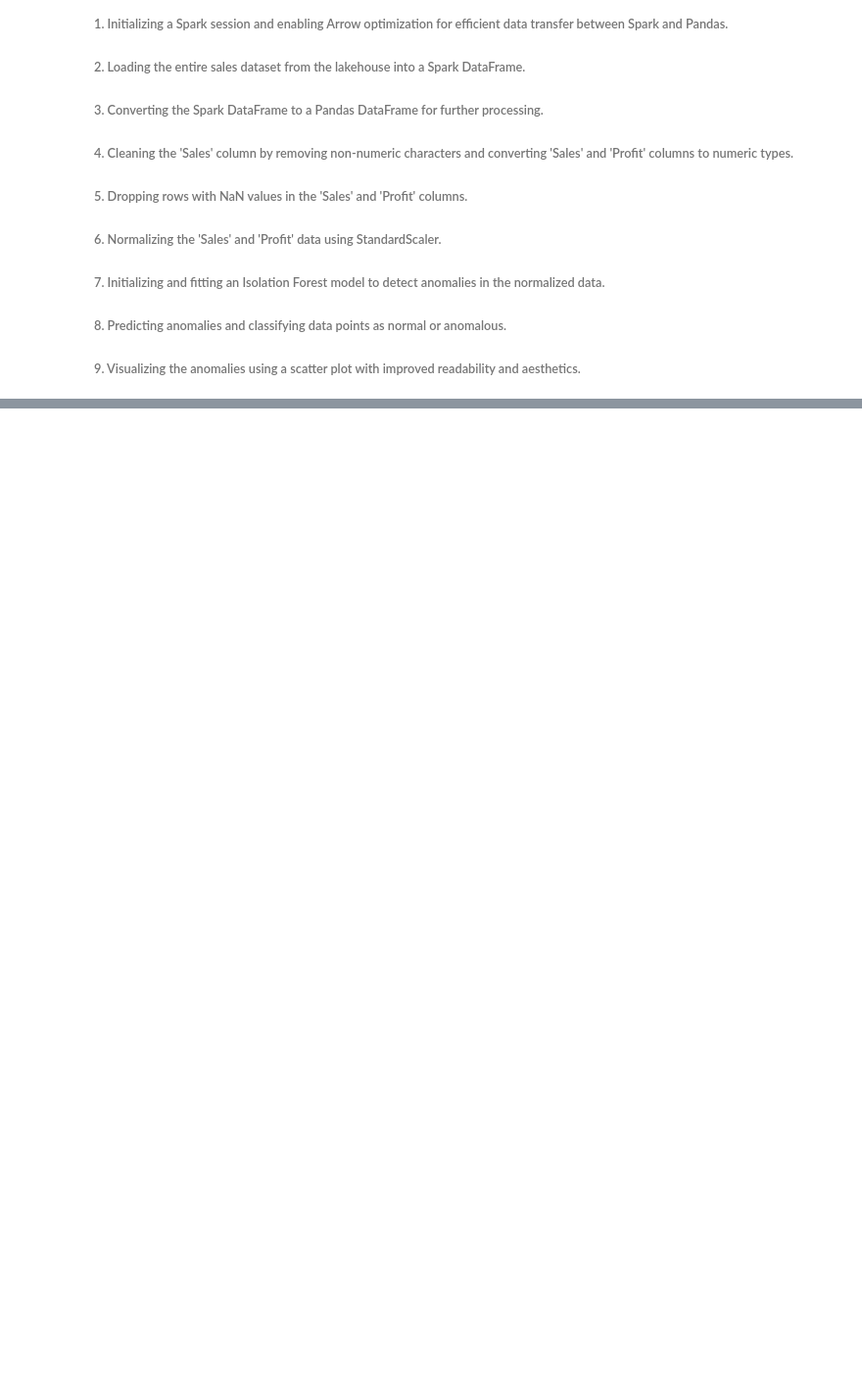
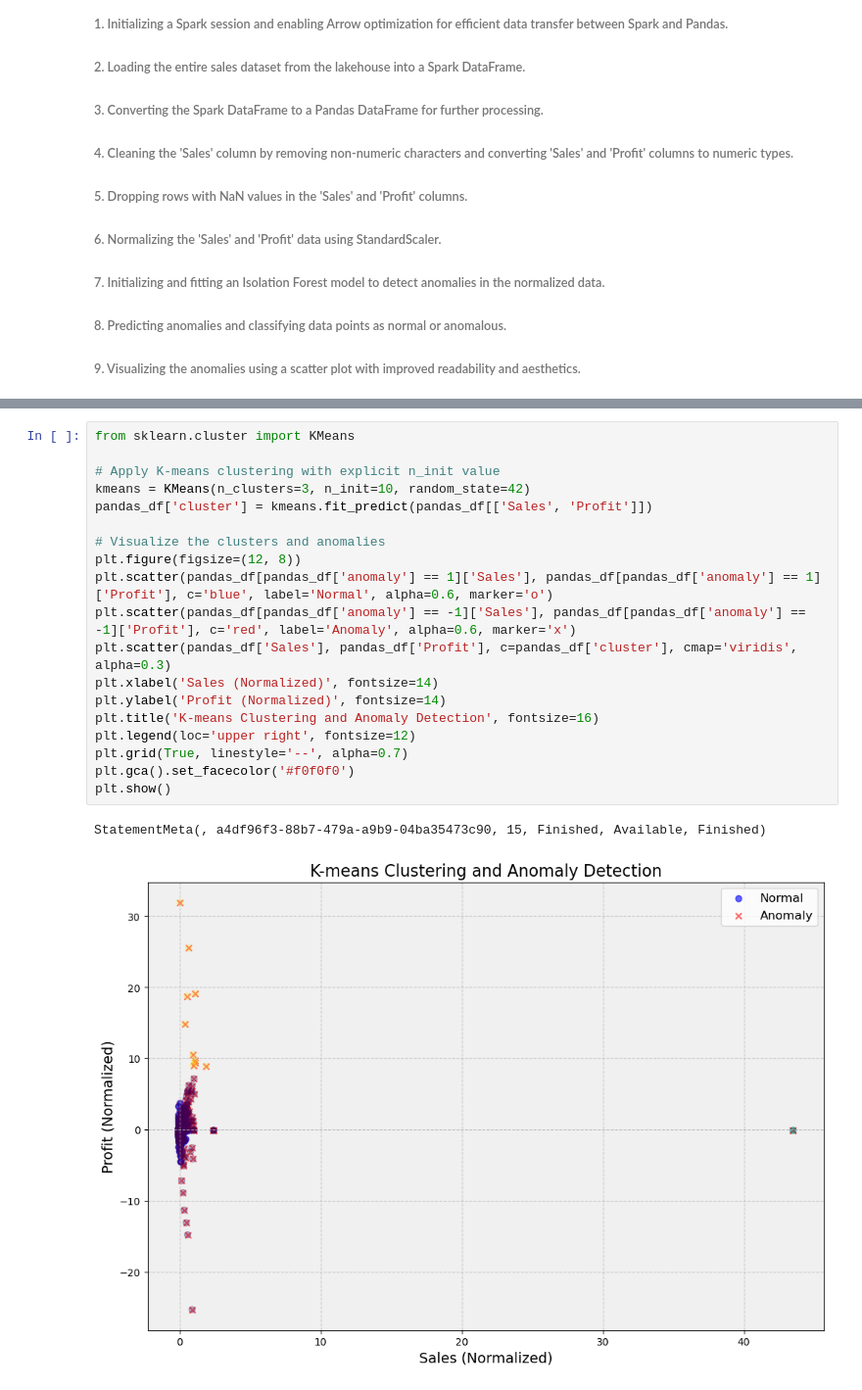
Before and after one commit to sophiakobzar/SmartSalesGuard, a Jupyter notebook: smartGuard.ipynb, the cells around one changed output, grey strips where cells are left out. Shown at 98% size. Saved outputs shown, nothing was run; the diff lists cells and outputs as text; blank space fills up the shorter version.

```diff
--- a/smartGuard.ipynb
+++ b/smartGuard.ipynb
@@ -82,3 +79,25 @@ StatementMeta(, b9e7f74b-df55-439d-a939-b43a3af9ac3c, 5, Finished, Available, Fi
 Number of entries in the table: 5901
 Number of anomalies detected: 73
 [figure]
+# %%
+from sklearn.cluster import KMeans
+
+# Apply K-means clustering with explicit n_init value
+kmeans = KMeans(n_clusters=3, n_init=10, random_state=42)
+pandas_df['cluster'] = kmeans.fit_predict(pandas_df[['Sales', 'Profit']])
+
+# Visualize the clusters and anomalies
+plt.figure(figsize=(12, 8))
+plt.scatter(pandas_df[pandas_df['anomaly'] == 1]['Sales'], pandas_df[pandas_df['anomaly'] == 1]['Profit'], c='blue', label='Normal', alpha=0.6, marker='o')
+plt.scatter(pandas_df[pandas_df['anomaly'] == -1]['Sales'], pandas_df[pandas_df['anomaly'] == -1]['Profit'], c='red', label='Anomaly', alpha=0.6, marker='x')
+plt.scatter(pandas_df['Sales'], pandas_df['Profit'], c=pandas_df['cluster'], cmap='viridis', alpha=0.3)
+plt.xlabel('Sales (Normalized)', fontsize=14)
+plt.ylabel('Profit (Normalized)', fontsize=14)
+plt.title('K-means Clustering and Anomaly Detection', fontsize=16)
+plt.legend(loc='upper right', fontsize=12)
+plt.grid(True, linestyle='--', alpha=0.7)
+plt.gca().set_facecolor('#f0f0f0')
+plt.show()
+# %% [output]
+StatementMeta(, a4df96f3-88b7-479a-a9b9-04ba35473c90, 15, Finished, Available, Finished)
+[figure, added]
```
Also changed, not shown: parts of 3 cells of this notebook.
